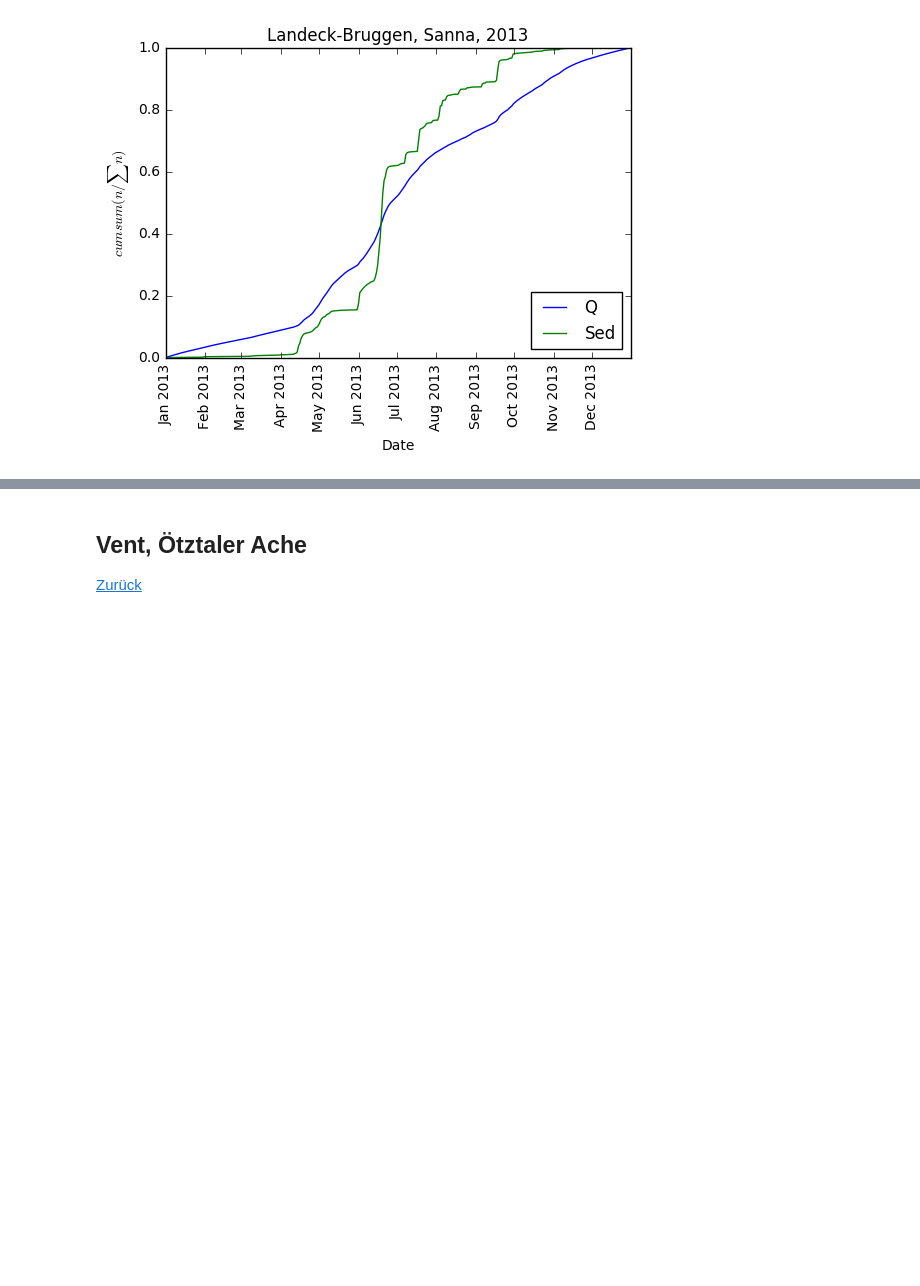
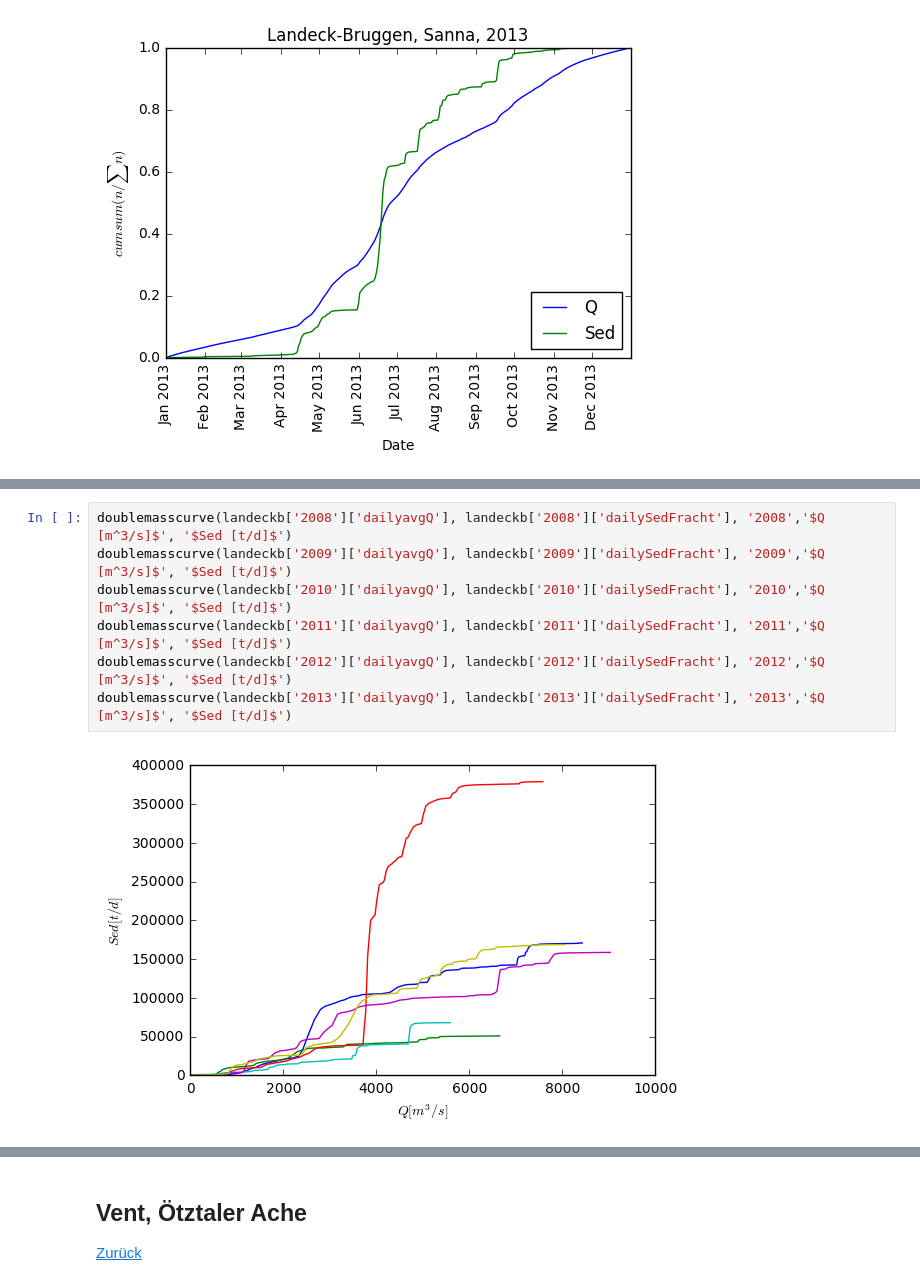
Before and after one commit to lucfr/lucfr-share, a Jupyter notebook: Longterm_Sedfracht_Pegel_Steckbriefe.ipynb, the cells around one changed output, grey strips where cells are left out. Cells and saved outputs as stored; diff of their text form; blank space fills up the shorter version.

```diff
--- a/Longterm_Sedfracht_Pegel_Steckbriefe.ipynb
+++ b/Longterm_Sedfracht_Pegel_Steckbriefe.ipynb
@@ -196 +226,10 @@ cumsum_vs_time(landeckb['2013']['dailySedFracht'], 'Sed','Landeck-Bruggen, Sanna
+# %%
+doublemasscurve(landeckb['2008']['dailyavgQ'], landeckb['2008']['dailySedFracht'], '2008','$Q [m^3/s]$', '$Sed [t/d]$')
+doublemasscurve(landeckb['2009']['dailyavgQ'], landeckb['2009']['dailySedFracht'], '2009','$Q [m^3/s]$', '$Sed [t/d]$')
+doublemasscurve(landeckb['2010']['dailyavgQ'], landeckb['2010']['dailySedFracht'], '2010','$Q [m^3/s]$', '$Sed [t/d]$')
+doublemasscurve(landeckb['2011']['dailyavgQ'], landeckb['2011']['dailySedFracht'], '2011','$Q [m^3/s]$', '$Sed [t/d]$')
+doublemasscurve(landeckb['2012']['dailyavgQ'], landeckb['2012']['dailySedFracht'], '2012','$Q [m^3/s]$', '$Sed [t/d]$')
+doublemasscurve(landeckb['2013']['dailyavgQ'], landeckb['2013']['dailySedFracht'], '2013','$Q [m^3/s]$', '$Sed [t/d]$')
+# %% [output]
+[figure, added]
 # %%
```
Also changed, not shown: parts of 15 cells of this notebook.
